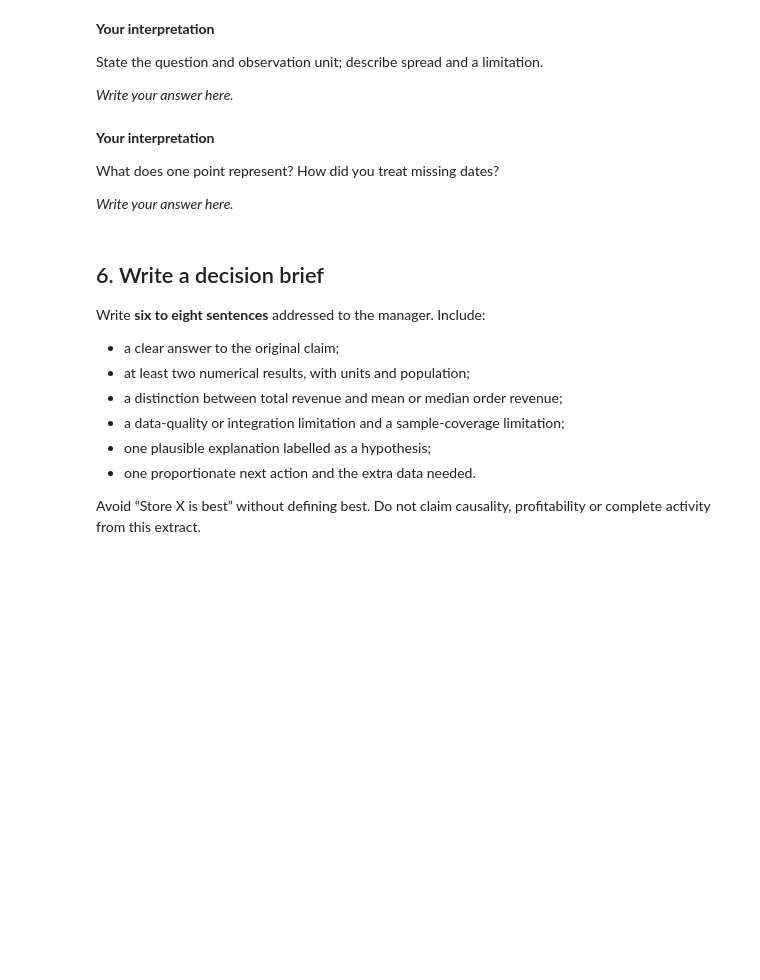
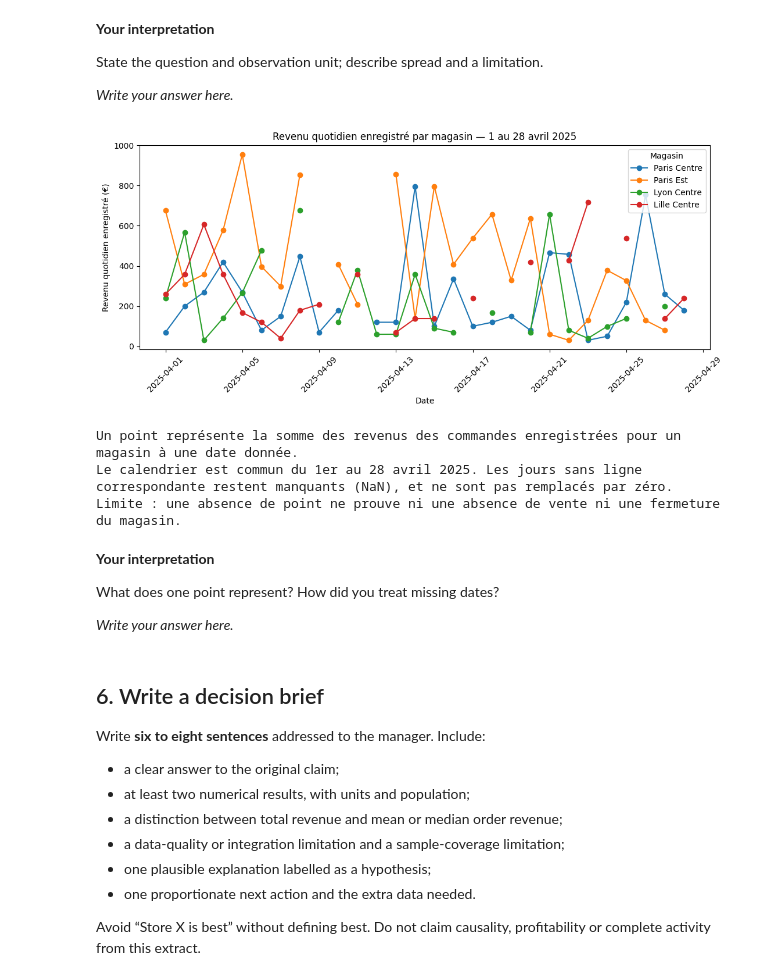
Before and after one commit to snvpey/INF4-GroupeMontagne, a Jupyter notebook: notebooks/05-Data-Integration-Case-Study.ipynb, the cells around one changed output. Cells and saved outputs as stored; diff of their text form; code cells hidden in the pictures; blank space fills up the shorter version.

```diff
--- a/notebooks/05-Data-Integration-Case-Study.ipynb
+++ b/notebooks/05-Data-Integration-Case-Study.ipynb
@@ -458,8 +636,30 @@ State the question and observation unit; describe spread and a limitation.
 
 *Write your answer here.*
 # %%
-# Figure 3 — Daily sampled revenue
-# Write your code here.
+# Figure 3 — Évolution du revenu quotidien enregistré
+fig, ax = plt.subplots(figsize=(11, 5))
+for store_id in store_labels["store_id"].drop_duplicates():
+    one_store = daily_revenue[daily_revenue["store_id"] == store_id].sort_values("date")
+    name = one_store["store_name"].iloc[0]
+    ax.plot(one_store["date"], one_store["revenue_eur"], marker="o", linewidth=1.5, label=name)
+
+ax.set_title("Revenu quotidien enregistré par magasin — 1 au 28 avril 2025")
+ax.set_xlabel("Date")
+ax.set_ylabel("Revenu quotidien enregistré (€)")
+ax.legend(title="Magasin")
+ax.tick_params(axis="x", rotation=45)
+fig.tight_layout()
+fig.savefig(OUT_DIR / "figure3_revenu_quotidien_par_magasin.png", dpi=150, bbox_inches="tight")
+plt.show()
+
+print("Un point représente la somme des revenus des commandes enregistrées pour un magasin à une date donnée.")
+print("Le calendrier est commun du 1er au 28 avril 2025. Les jours sans ligne correspondante restent manquants (NaN), et ne sont pas remplacés par zéro.")
+print("Limite : une absence de point ne prouve ni une absence de vente ni une fermeture du magasin.")
+# %% [output]
+[figure, added]
+Un point représente la somme des revenus des commandes enregistrées pour un magasin à une date donnée.
+Le calendrier est commun du 1er au 28 avril 2025. Les jours sans ligne correspondante restent manquants (NaN), et ne sont pas remplacés par zéro.
+Limite : une absence de point ne prouve ni une absence de vente ni une fermeture du magasin.
 # %% [markdown]
 **Your interpretation**
 
```
Also changed, not shown: parts of 4 cells of this notebook, 8 other files.
